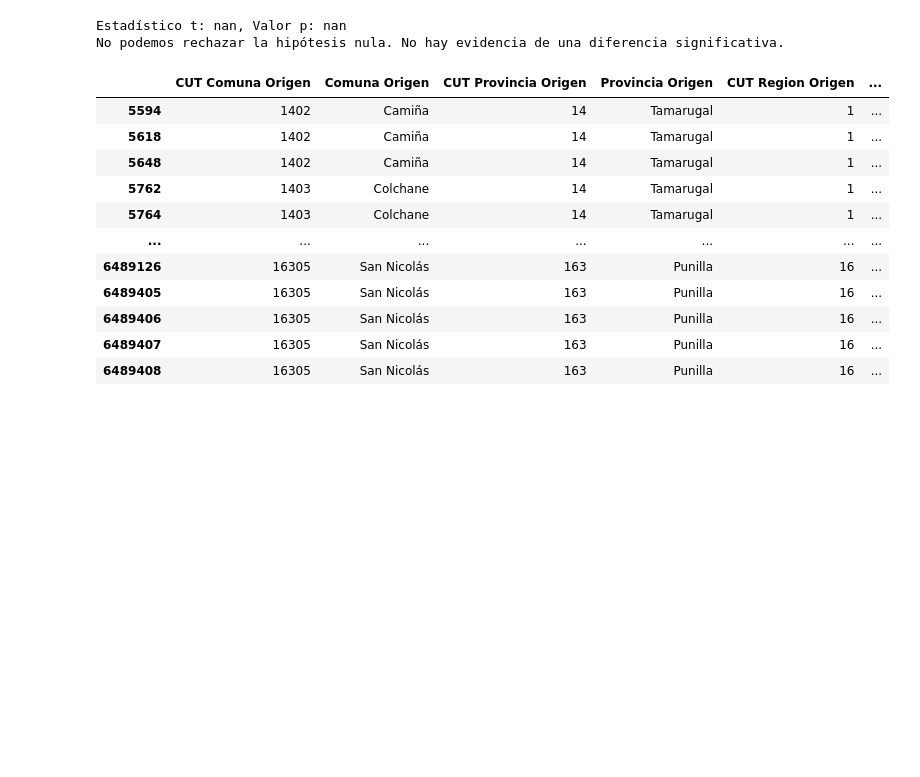
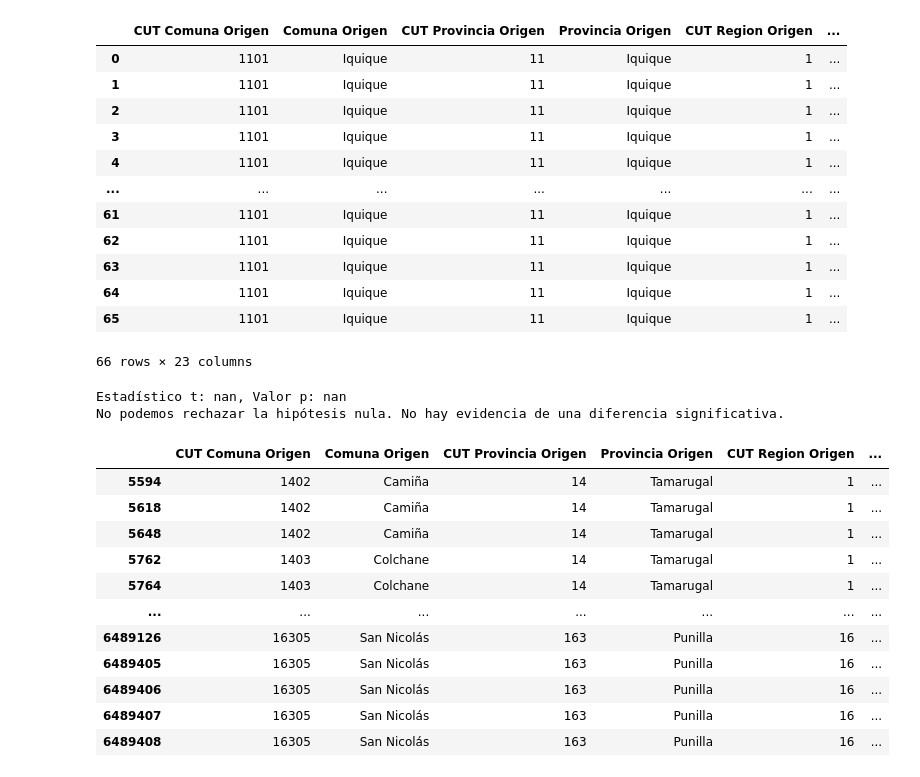
Before and after one commit to bartowen/Tour_Data_Pro, a Jupyter notebook: src/4-Hipotesis.ipynb, the cells around one changed output. Cells and saved outputs as stored; diff of their text form; code cells hidden in the pictures; blank space fills up the shorter version.

```diff
--- a/src/4-Hipotesis.ipynb
+++ b/src/4-Hipotesis.ipynb
@@ -3,6 +3,22 @@ import pandas as pd
 from scipy import stats
 # %%
 df = pd.read_csv('../data/processed/df_listo_para_eda.csv', sep=';')
+# %%
+df
+# %% [output]
+|  | CUT Comuna Origen | Comuna Origen | CUT Provincia Origen | Provincia Origen | CUT Region Origen | ... |
+| 0 | 1101 | Iquique | 11 | Iquique | 1 | ... |
+| 1 | 1101 | Iquique | 11 | Iquique | 1 | ... |
+| 2 | 1101 | Iquique | 11 | Iquique | 1 | ... |
+| 3 | 1101 | Iquique | 11 | Iquique | 1 | ... |
+| 4 | 1101 | Iquique | 11 | Iquique | 1 | ... |
+| ... | ... | ... | ... | ... | ... | ... |
+| 61 | 1101 | Iquique | 11 | Iquique | 1 | ... |
+| 62 | 1101 | Iquique | 11 | Iquique | 1 | ... |
+| 63 | 1101 | Iquique | 11 | Iquique | 1 | ... |
+| 64 | 1101 | Iquique | 11 | Iquique | 1 | ... |
+| 65 | 1101 | Iquique | 11 | Iquique | 1 | ... |
+66 rows × 23 columns
 # %%
 # Filtrar el dataframe para incluir todos los datos
 # Asumiendo que df es tu dataframe original con todas las filas
```
Also changed, not shown: 1 other file.
